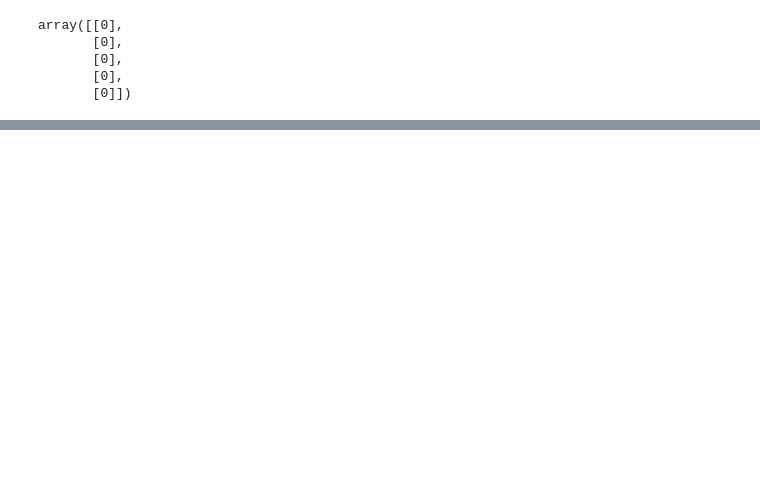
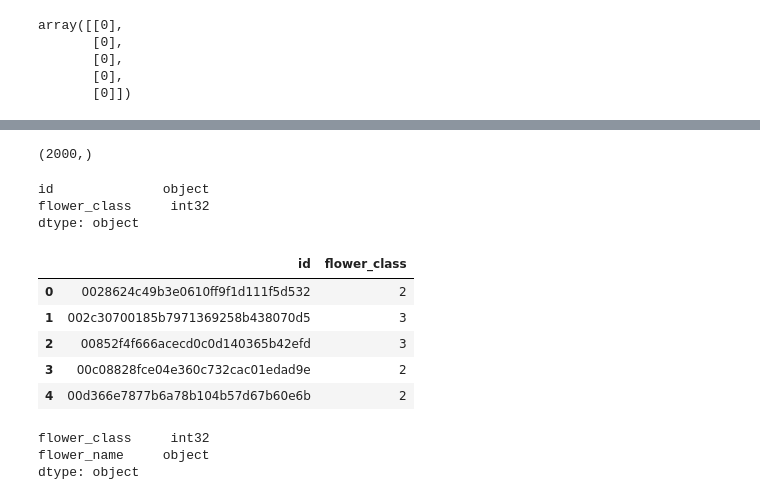
Before and after one commit to ErwinPan/ML100-Days, a Jupyter notebook: homework/Day101_Final_Exam_Classification_of_Flowers.ipynb, the cells around one changed output, grey strips where cells are left out. Saved outputs shown, nothing was run; the diff lists cells and outputs as text; code cells hidden in the pictures; blank space fills up the shorter version.

```diff
--- a/homework/Day101_Final_Exam_Classification_of_Flowers.ipynb
+++ b/homework/Day101_Final_Exam_Classification_of_Flowers.ipynb
@@ -285,0 +436,7 @@ array([[1., 0., 0., 0., 0.],
+# %%
+idx = np.argmax(y_label_test_OneHot, axis=-1)
+idx.shape
+# %% [output]
+(2000,)
+# %%
+submit = np.column_stack([filelist_test, idx])
@@ -285,0 +445,2 @@ array([[1., 0., 0., 0., 0.],
+# %%
+submit = pd.DataFrame(submit, columns=['id', 'flower_class'])
@@ -285,0 +450,15 @@ array([[1., 0., 0., 0., 0.],
+# %%
+submit.dtypes
+# %% [output]
+id              object
+flower_class     int32
+dtype: object
+# %%
+submit.head()
+# %% [output]
+|  | id | flower_class |
+| 0 | 0028624c49b3e0610ff9f1d111f5d532 | 2 |
+| 1 | 002c30700185b7971369258b438070d5 | 3 |
+| 2 | 00852f4f666acecd0c0d140365b42efd | 3 |
+| 3 | 00c08828fce04e360c732cac01edad9e | 2 |
+| 4 | 00d366e7877b6a78b104b57d67b60e6b | 2 |
@@ -285,0 +472,6 @@ array([[1., 0., 0., 0., 0.],
+# %%
+label_array.dtypes
+# %% [output]
+flower_class     int32
+flower_name     object
+dtype: object
```
Also changed, not shown: parts of 37 cells of this notebook.
